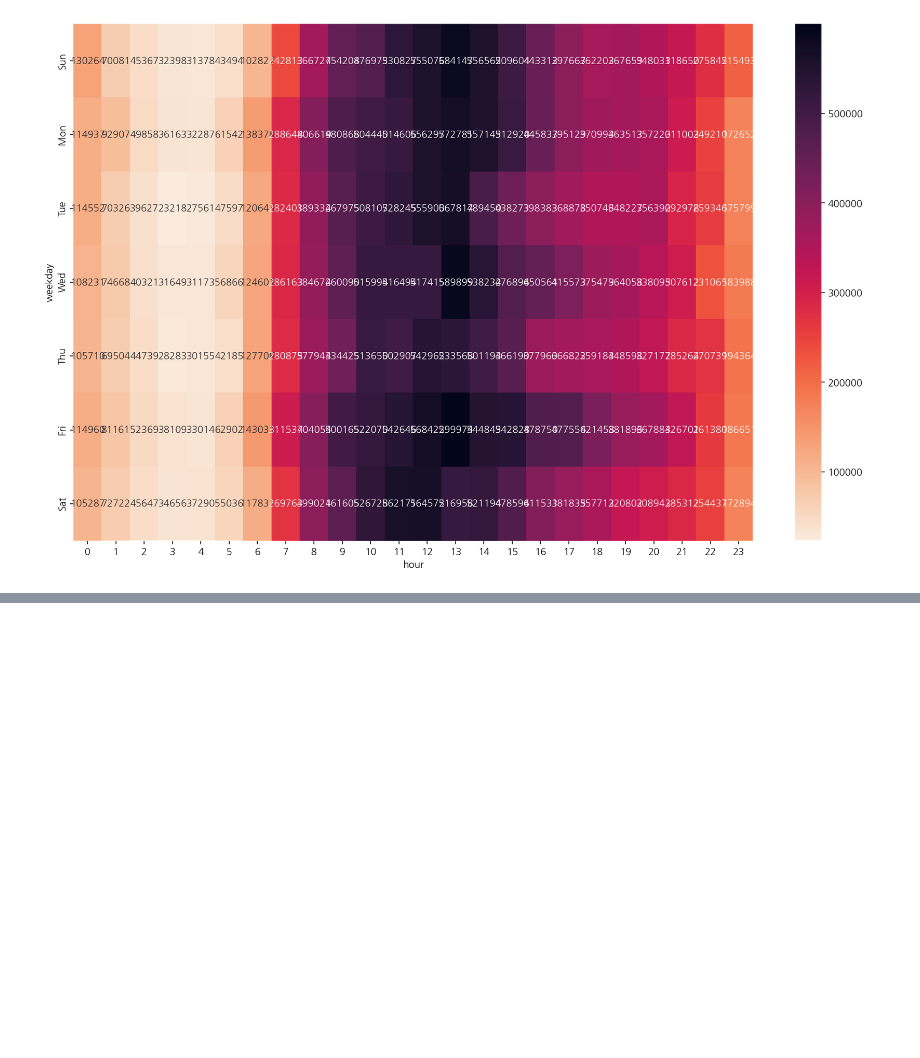
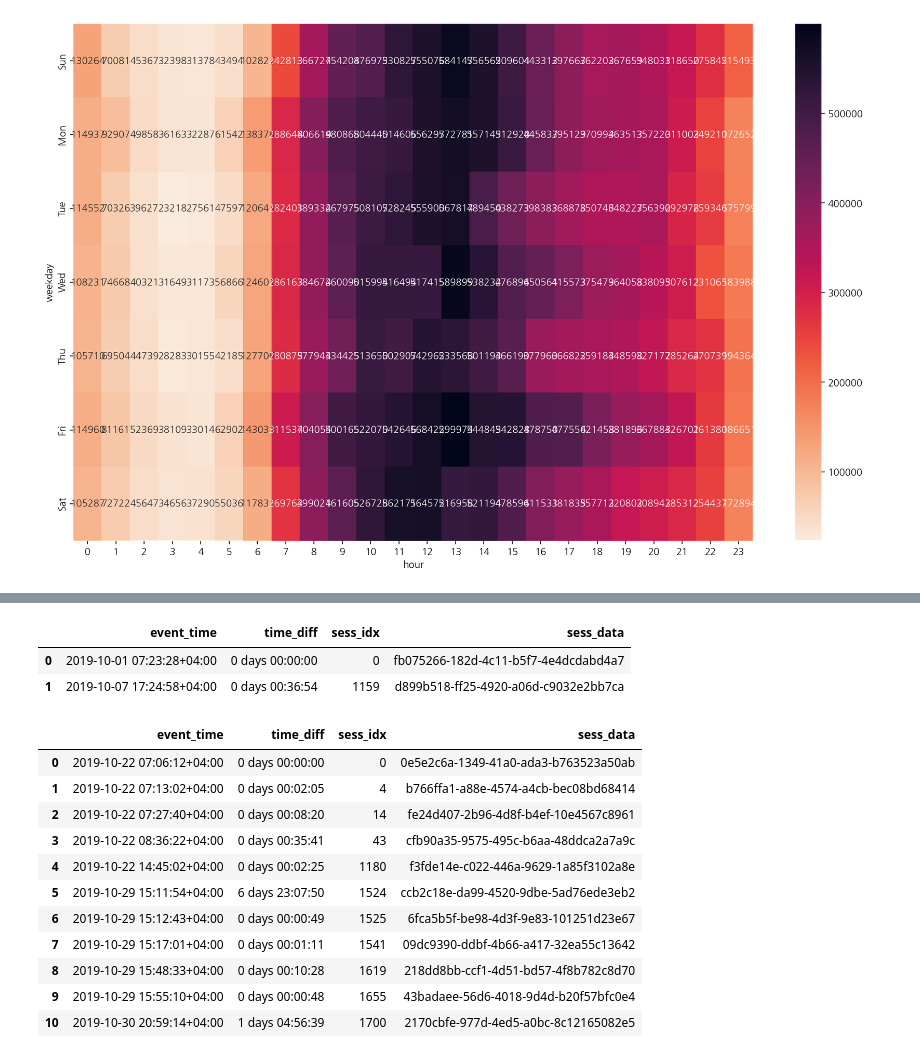
Before and after one commit to benidjor/ecommerce-behavior-data-analysis, a Jupyter notebook: tsj_data/2019_oct_eda.ipynb, the cells around one changed output, grey strips where cells are left out. Drawn from its saved outputs; the diff is of its cells as text; code cells hidden in the pictures; blank space fills up the shorter version.

```diff
--- a/tsj_data/2019_oct_eda.ipynb
+++ b/tsj_data/2019_oct_eda.ipynb
@@ -961,0 +1119,21 @@ plt.show()
+# %%
+sess_diff(df, 513605798)
+# %% [output]
+|  | event_time | time_diff | sess_idx | sess_data |
+| 0 | 2019-10-01 07:23:28+04:00 | 0 days 00:00:00 | 0 | fb075266-182d-4c11-b5f7-4e4dcdabd4a7 |
+| 1 | 2019-10-07 17:24:58+04:00 | 0 days 00:36:54 | 1159 | d899b518-ff25-4920-a06d-c9032e2bb7ca |
+# %%
+sess_diff(df, 542048657)
+# %% [output]
+|  | event_time | time_diff | sess_idx | sess_data |
+| 0 | 2019-10-22 07:06:12+04:00 | 0 days 00:00:00 | 0 | 0e5e2c6a-1349-41a0-ada3-b763523a50ab |
+| 1 | 2019-10-22 07:13:02+04:00 | 0 days 00:02:05 | 4 | b766ffa1-a88e-4574-a4cb-bec08bd68414 |
+| 2 | 2019-10-22 07:27:40+04:00 | 0 days 00:08:20 | 14 | fe24d407-2b96-4d8f-b4ef-10e4567c8961 |
+| 3 | 2019-10-22 08:36:22+04:00 | 0 days 00:35:41 | 43 | cfb90a35-9575-495c-b6aa-48ddca2a7a9c |
+| 4 | 2019-10-22 14:45:02+04:00 | 0 days 00:02:25 | 1180 | f3fde14e-c022-446a-9629-1a85f3102a8e |
+| 5 | 2019-10-29 15:11:54+04:00 | 6 days 23:07:50 | 1524 | ccb2c18e-da99-4520-9dbe-5ad76ede3eb2 |
+| 6 | 2019-10-29 15:12:43+04:00 | 0 days 00:00:49 | 1525 | 6fca5b5f-be98-4d3f-9e83-101251d23e67 |
+| 7 | 2019-10-29 15:17:01+04:00 | 0 days 00:01:11 | 1541 | 09dc9390-ddbf-4b66-a417-32ea55c13642 |
+| 8 | 2019-10-29 15:48:33+04:00 | 0 days 00:10:28 | 1619 | 218dd8bb-ccf1-4d51-bd57-4f8b782c8d70 |
+| 9 | 2019-10-29 15:55:10+04:00 | 0 days 00:00:48 | 1655 | 43badaee-56d6-4018-9d4d-b20f57bfc0e4 |
+| 10 | 2019-10-30 20:59:14+04:00 | 1 days 04:56:39 | 1700 | 2170cbfe-977d-4ed5-a0bc-8c12165082e5 |
```
Also changed, not shown: parts of 16 cells of this notebook.
